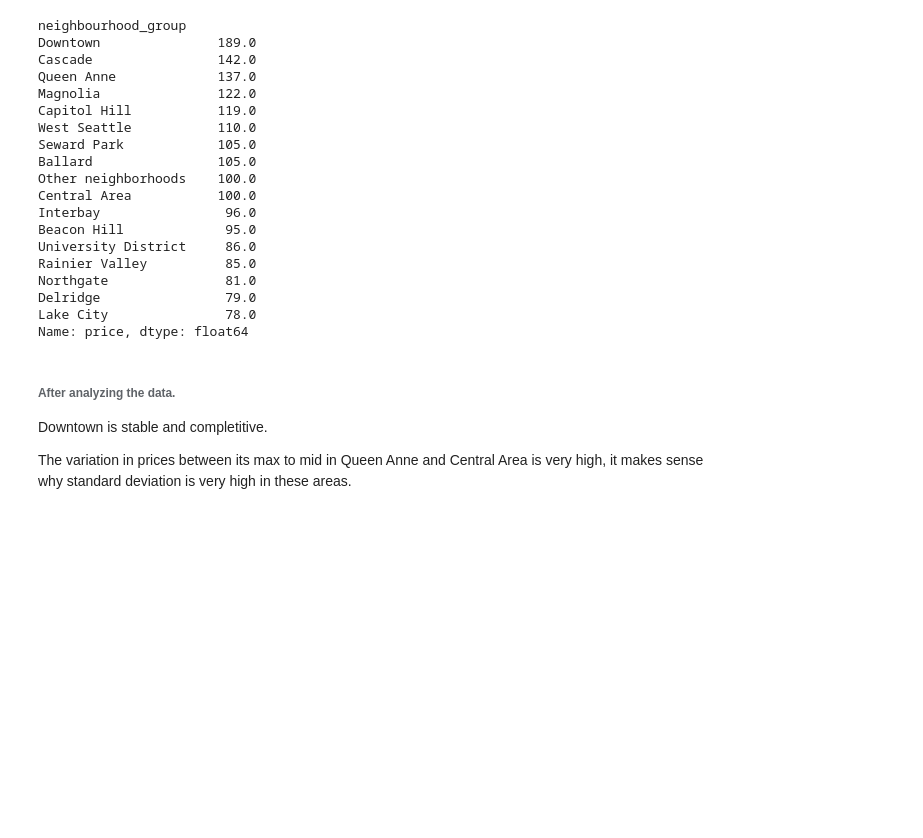
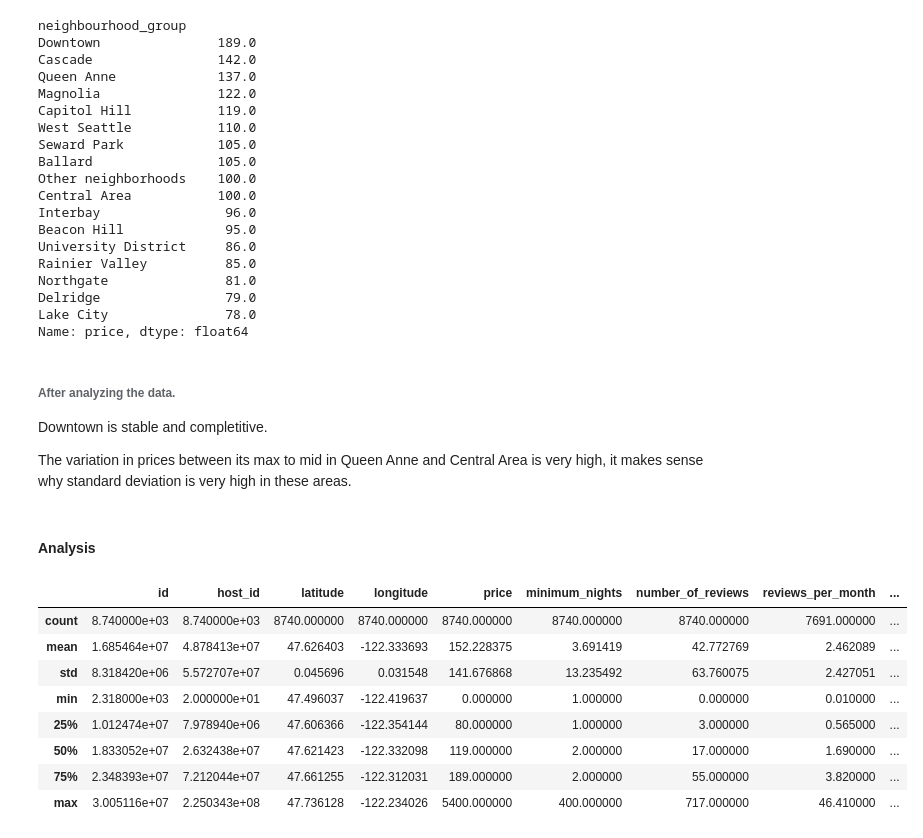
Before and after one commit to SimplifyData/Predict-Airbnb-Prices-in-Seattle, a Jupyter notebook: seattle_airbnb.ipynb, the cells around one changed output. Drawn from its saved outputs; the diff is of its cells as text; code cells hidden in the pictures; blank space fills up the shorter version.

```diff
--- a/seattle_airbnb.ipynb
+++ b/seattle_airbnb.ipynb
@@ -879,3 +881,17 @@ Name: price, dtype: float64
 Downtown is stable and completitive.
 
 The variation in prices between its max to mid in Queen Anne and Central Area is very high, it makes sense why standard deviation is very high in these areas.
+# %% [markdown]
+#### Analysis
+# %%
+airbnb_listing_df.describe()
+# %% [output]
+|  | id | host_id | latitude | longitude | price | minimum_nights | number_of_reviews | reviews_per_month | ... |
+| count | 8.740000e+03 | 8.740000e+03 | 8740.000000 | 8740.000000 | 8740.000000 | 8740.000000 | 8740.000000 | 7691.000000 | ... |
+| mean | 1.685464e+07 | 4.878413e+07 | 47.626403 | -122.333693 | 152.228375 | 3.691419 | 42.772769 | 2.462089 | ... |
+| std | 8.318420e+06 | 5.572707e+07 | 0.045696 | 0.031548 | 141.676868 | 13.235492 | 63.760075 | 2.427051 | ... |
+| min | 2.318000e+03 | 2.000000e+01 | 47.496037 | -122.419637 | 0.000000 | 1.000000 | 0.000000 | 0.010000 | ... |
+| 25% | 1.012474e+07 | 7.978940e+06 | 47.606366 | -122.354144 | 80.000000 | 1.000000 | 3.000000 | 0.565000 | ... |
+| 50% | 1.833052e+07 | 2.632438e+07 | 47.621423 | -122.332098 | 119.000000 | 2.000000 | 17.000000 | 1.690000 | ... |
+| 75% | 2.348393e+07 | 7.212044e+07 | 47.661255 | -122.312031 | 189.000000 | 2.000000 | 55.000000 | 3.820000 | ... |
+| max | 3.005116e+07 | 2.250343e+08 | 47.736128 | -122.234026 | 5400.000000 | 400.000000 | 717.000000 | 46.410000 | ... |
```
Also changed, not shown: parts of 8 cells of this notebook.
